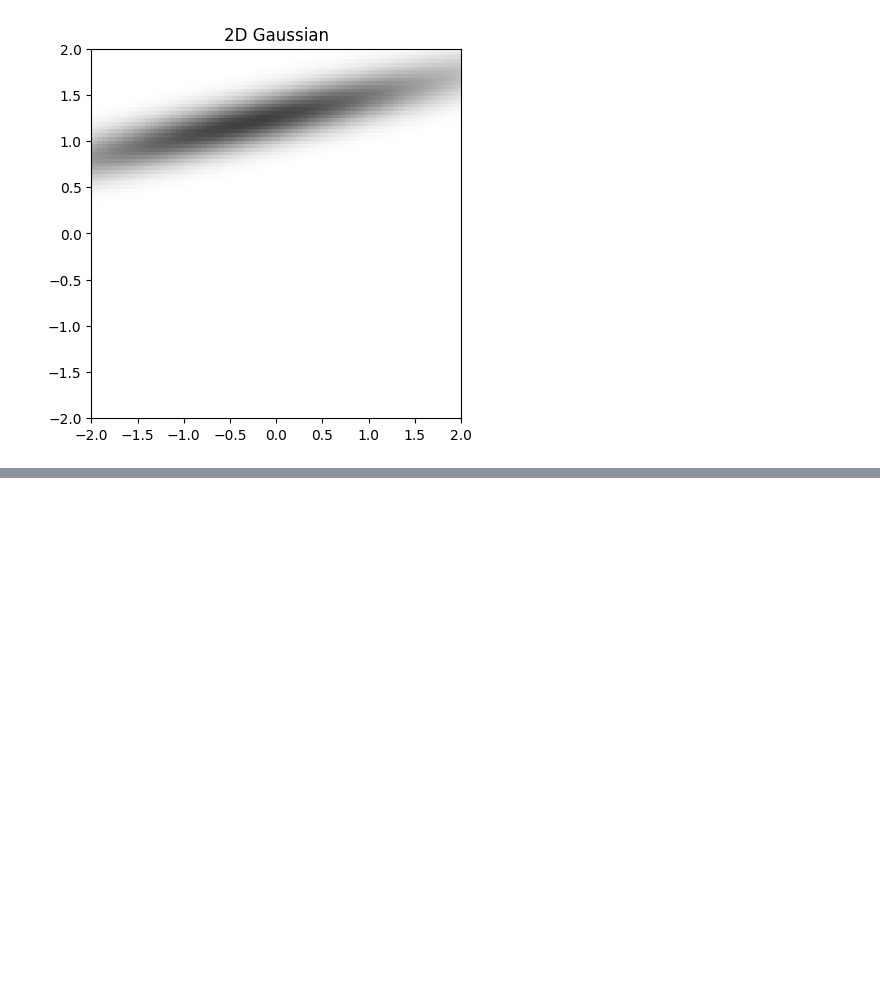
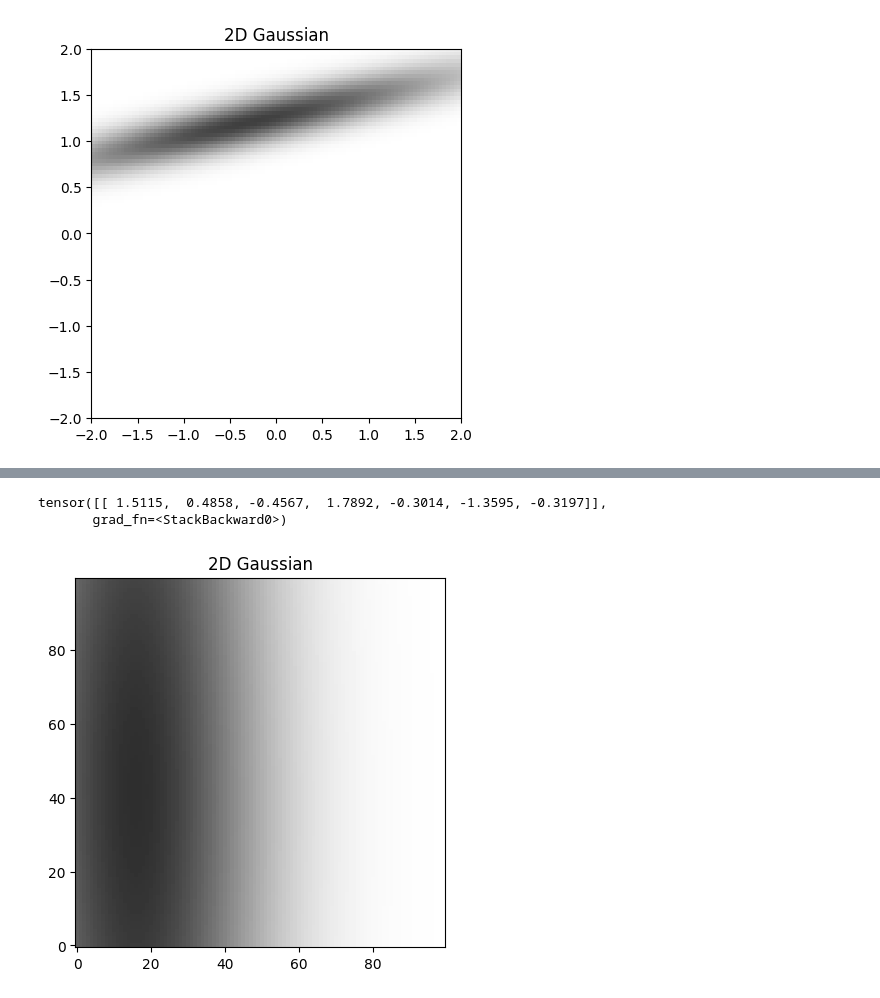
Before and after one commit to SuperVK/sparse-image-repr-bep, a Jupyter notebook: project.ipynb, the cells around one changed output, grey strips where cells are left out. Drawn from its saved outputs; the diff is of its cells as text; code cells hidden in the pictures; blank space fills up the shorter version.

```diff
--- a/project.ipynb
+++ b/project.ipynb
@@ -273,0 +317,14 @@ tensor([[-1.5155,  0.5143,  1.4268,  0.2131, -2.2998,  0.9899,  0.5268]],
+# %%
+learning_rate = 1
+epochs = 100
+batches = 5
+
+# create a 4x4 tensor with all the same value a=0.3
+output_z = torch.stack([torch.tensor([1]*5), torch.tensor([1]*5), torch.tensor([1]*5), torch.tensor([0]*5), torch.tensor([0]*5)]).to(device)
+
+print(output_z)
+
+loss, w = train(learning_rate, epochs, batches, output_z)
+
+print(loss)
+min_index = torch.argmin(loss)
@@ -273,0 +349,6 @@ tensor([[-1.5155,  0.5143,  1.4268,  0.2131, -2.2998,  0.9899,  0.5268]],
+# %%
+plot_image(w[:, min_index], 100)
+# %% [output]
+tensor([[ 1.5115,  0.4858, -0.4567,  1.7892, -0.3014, -1.3595, -0.3197]],
+       grad_fn=<StackBackward0>)
+[figure, added]
```
Also changed, not shown: parts of 9 cells of this notebook.
